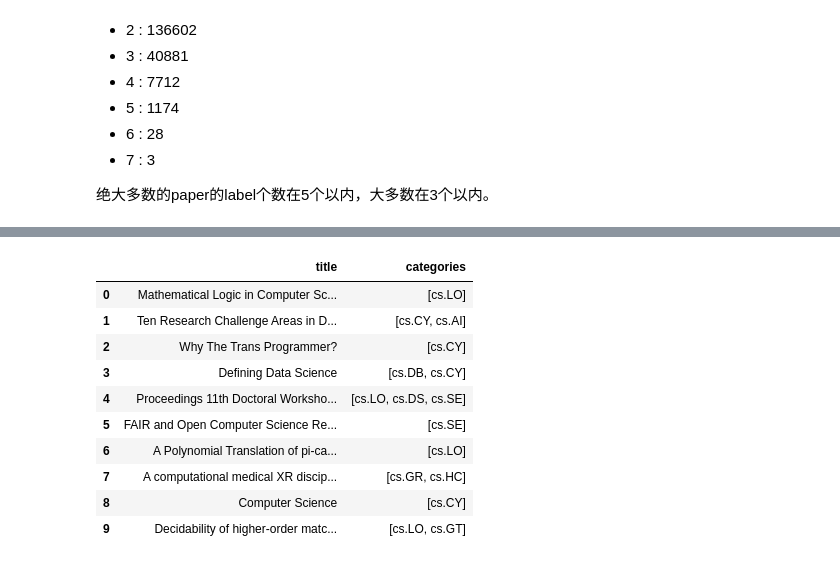
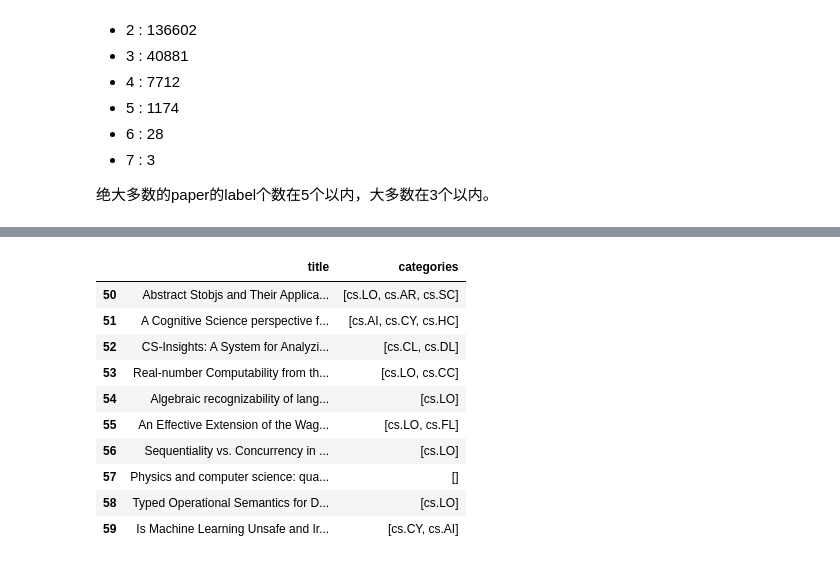
Before and after one commit to kurayami3349/arXiv_dataset_analyzation, a Jupyter notebook: arxiv-analyze.ipynb, the cells around one changed output, grey strips where cells are left out. Saved outputs shown, nothing was run; the diff lists cells and outputs as text; code cells hidden in the pictures.

```diff
--- a/arxiv-analyze.ipynb
+++ b/arxiv-analyze.ipynb
@@ -210,40 +314,35 @@ class MyClassifier(nn.Module):
 
         # k cnn-filters k(out_channels)->32
         # 试了一下(16, 32, 48) 32的效果最好
-        self.conv1 = nn.Conv2d(1, 32, kernel_size=(3, 128)) # out= in - kernel_size + 1
-        self.conv2 = nn.Conv2d(1, 32, kernel_size=(5, 128))
-        self.conv3 = nn.Conv2d(1, 32, kernel_size=(7, 128))
+        self.conv1 = nn.Conv2d(1, 48, kernel_size=(3, 128)) # out= in - kernel_size + 1
+        self.conv2 = nn.Conv2d(1, 48, kernel_size=(5, 128))
+        self.conv3 = nn.Conv2d(1, 48, kernel_size=(7, 128))
         # N,C_out,
         self.pooling = nn.MaxPool2d((3,1), (3,1))
-        self.fc1 = nn.Linear(32*44, num_hidden)
-        self.sig1 = nn.Sigmoid()
-        self.fc2 = nn.Linear(num_hidden, num_class)
-        #self.sig2 = nn.Sigmoid()
+        self.fc1 = nn.Linear(48*12, num_hidden)
+        self.act1 = nn.ReLU()
+        self.fc2 = nn.Linear(num_hidden, num_hidden)
+        self.act2 = nn.ReLU()
+        self.fc3 = nn.Linear(num_hidden, num_class)
 
     def forward(self, x, mask):
         # 取bert最后一层隐状态
         out = self.bert(x, attention_mask=mask, token_type_ids=None,)
-        last_hidden_state = out["last_hidden_state"]  # N, 48, 128
+        last_hidden_state = out["last_hidden_state"]  # N, 16, 128
         #print(hidden_states.shape)
-        last_hidden_state.unsqueeze_(1)  # N, 1, 48, 128
+        last_hidden_state.unsqueeze_(1)  # N, 1, 16, 128
 
-        out1 = self.conv1(last_hidden_state)  # 48 - 3 + 1
+        out1 = self.conv1(last_hidden_state)  # 16 - 3 + 1
         out2 = self.conv2(last_hidden_state)
         out3 = self.conv3(last_hidden_state)
-        out = torch.cat([out1, out2, out3], dim=2)  # N, 32, (46 + 44 + 42 = 132), 1
-        out = self.pooling(out)  # N, 32, 44, 1
+        out = torch.cat([out1, out2, out3], dim=2)  # N, 32, (14 + 12 + 10 = 36), 1
+        out = self.pooling(out)  # N, 32, 12, 1
         #print(out.shape)
         out = out.reshape(out.shape[0], -1)
         #print(out.shape)
-        out = self.sig1(self.fc1(out))
-        out = self.fc2(out)
+        out = self.act1(self.fc1(out))
+        out = self.act2(self.fc2(out))
+        out = self.fc3(out)
 
         #print(out.shape)
         return out
-# %%
-test_radio = 0.2
-batch_size = 128
-# [:25600]
-X_train, X_val, mask_train, mask_val, y_train, y_val = train_test_split(input_ids, attention_masks, y_multilabels, test_size=test_radio, random_state=49)
-train_dataset, val_dataset = MyDataSet(X_train, mask_train, y_train), MyDataSet(X_val, mask_val, y_val)
-train_loader, val_loader = DataLoader(train_dataset, batch_size, shuffle=True), DataLoader(val_dataset, batch_size*5)
@@ -250,10 +398,10 @@ train_loader, val_loader = DataLoader(train_dataset, batch_size, shuffle=True),
 # %%
 from transformers import get_scheduler
-model = MyClassifier(num_hidden=512 ,num_class=40)
+model = MyClassifier(num_hidden=256 ,num_class=40)
 # optimizer = optim.Adam(model.parameters(), lr=1e-3)
 optimizer = optim.AdamW(model.parameters(), lr=1e-4) #fine-tuning bert
 criterion = nn.BCEWithLogitsLoss()
-num_epochs = 10
+num_epochs = 5
 num_training_steps = num_epochs * len(train_loader)
 
 lr_scheduler = get_scheduler(
@@ -358,6 +457,6 @@ for epoch in range(num_epochs):
         for i, k in enumerate(top_k):
             print(f"P@{k}={precisions[i].item()*100:.4f}%")
         if actual:   # 根据实际label数目计算的precision
-            actual_precison = actual_eval(model, val_loader, metric=adapter_precision)
+            actual_precison = actual_eval(model, val_loader, metric=adaptive_precision)
             print(f"adapted_P={actual_precison*100:.4f}%")
 # %% [output]
@@ -405,25 +504,25 @@ def predict_categories(model, titles:list[str], label_set=label_set, tokenizer=t
 # %%
 with open("/kaggle/input/mydatasets/test_t_c.json") as f:
     test_t_c = json.load(f)
 
 test_t_c = pd.DataFrame([[k, v] for k, v in test_t_c.items()], columns=["title", "categories"])
 
 for index, row in test_t_c.iterrows():
     words = row["categories"]
     processed_words = [word for word in words if word.startswith('cs.')]
 
     test_t_c.at[index, "categories"] = processed_words
-test_t_c.head(10)
+test_t_c[50:60]
 # %% [output]
 |  | title | categories |
-| 0 | Mathematical Logic in Computer Sc... | [cs.LO] |
-| 1 | Ten Research Challenge Areas in D... | [cs.CY, cs.AI] |
-| 2 | Why The Trans Programmer? | [cs.CY] |
-| 3 | Defining Data Science | [cs.DB, cs.CY] |
-| 4 | Proceedings 11th Doctoral Worksho... | [cs.LO, cs.DS, cs.SE] |
-| 5 | FAIR and Open Computer Science Re... | [cs.SE] |
-| 6 | A Polynomial Translation of pi-ca... | [cs.LO] |
-| 7 | A computational medical XR discip... | [cs.GR, cs.HC] |
-| 8 | Computer Science | [cs.CY] |
-| 9 | Decidability of higher-order matc... | [cs.LO, cs.GT] |
+| 50 | Abstract Stobjs and Their Applica... | [cs.LO, cs.AR, cs.SC] |
+| 51 | A Cognitive Science perspective f... | [cs.AI, cs.CY, cs.HC] |
+| 52 | CS-Insights: A System for Analyzi... | [cs.CL, cs.DL] |
+| 53 | Real-number Computability from th... | [cs.LO, cs.CC] |
+| 54 | Algebraic recognizability of lang... | [cs.LO] |
+| 55 | An Effective Extension of the Wag... | [cs.LO, cs.FL] |
+| 56 | Sequentiality vs. Concurrency in ... | [cs.LO] |
+| 57 | Physics and computer science: qua... | [] |
+| 58 | Typed Operational Semantics for D... | [cs.LO] |
+| 59 | Is Machine Learning Unsafe and Ir... | [cs.CY, cs.AI] |
 # %%
```
Also changed, not shown: parts of 18 cells of this notebook.
